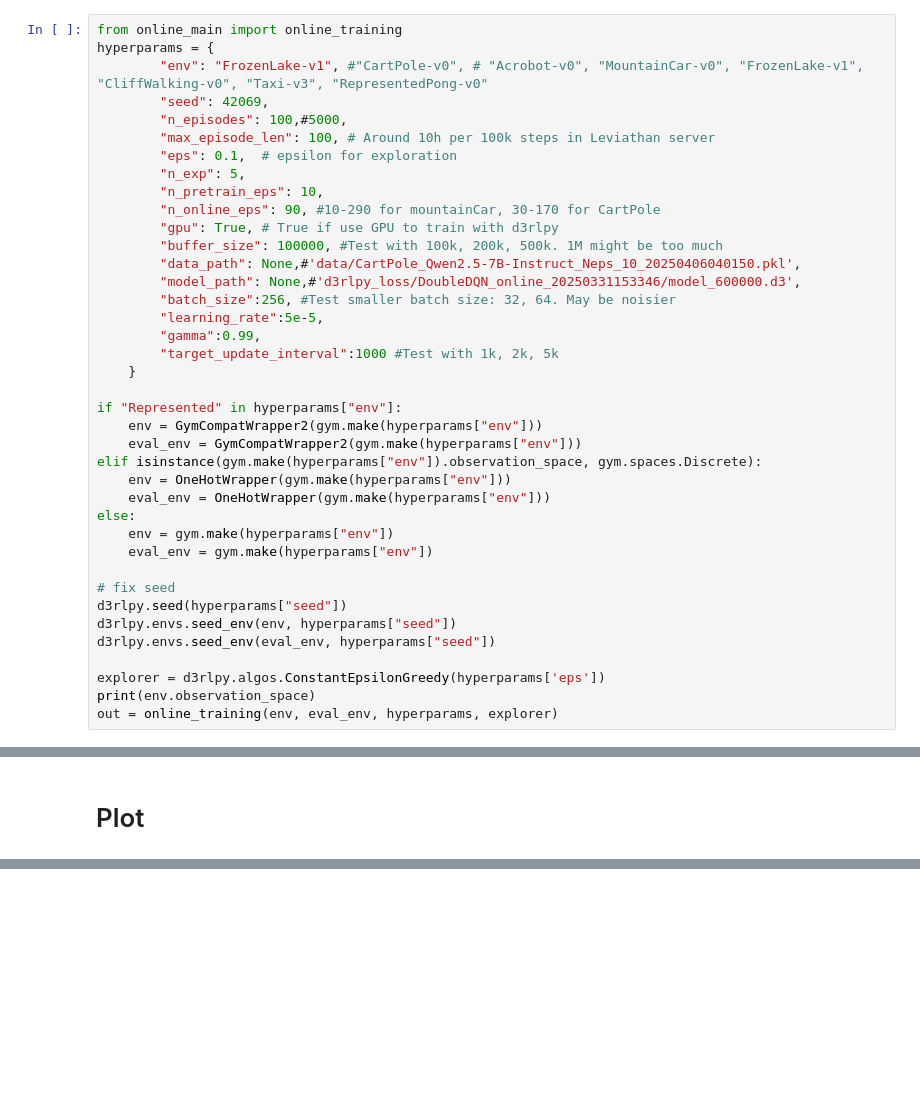
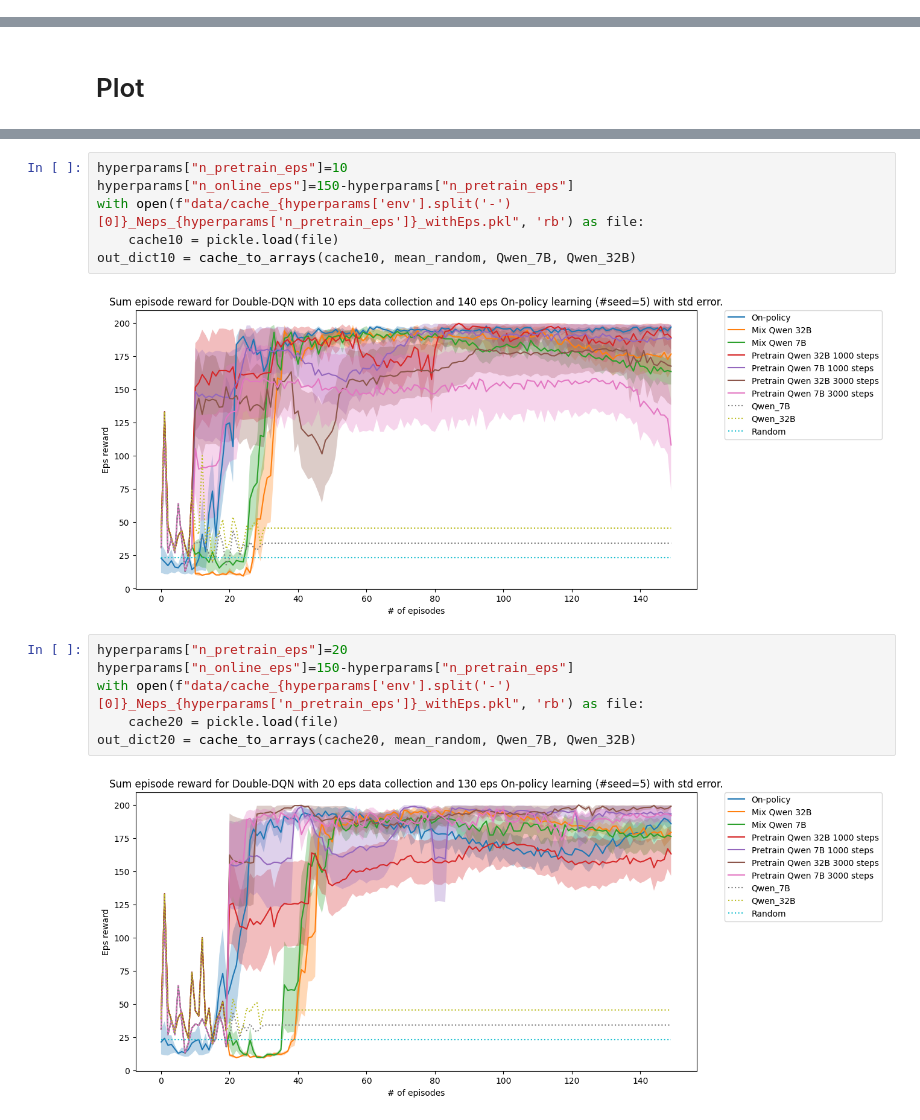
Before and after one commit to duongnhatthang/LlamaGym, a Jupyter notebook: visualization_split.ipynb, the cells around one changed output, grey strips where cells are left out. Cells and saved outputs as stored; diff of their text form; blank space fills up the shorter version.

```diff
--- a/visualization_split.ipynb
+++ b/visualization_split.ipynb
@@ -46,39 +45,0 @@ d3rlpy.envs.seed_env(eval_env, hyperparams["seed"])
-# %%
-from online_main import online_training
-hyperparams = {
-        "env": "FrozenLake-v1", #"CartPole-v0", # "Acrobot-v0", "MountainCar-v0", "FrozenLake-v1", "CliffWalking-v0", "Taxi-v3", "RepresentedPong-v0"
-        "seed": 42069,
-        "n_episodes": 100,#5000,
-        "max_episode_len": 100, # Around 10h per 100k steps in Leviathan server
-        "eps": 0.1,  # epsilon for exploration
-        "n_exp": 5,
-        "n_pretrain_eps": 10,
-        "n_online_eps": 90, #10-290 for mountainCar, 30-170 for CartPole
-        "gpu": True, # True if use GPU to train with d3rlpy
-        "buffer_size": 100000, #Test with 100k, 200k, 500k. 1M might be too much
-        "data_path": None,#'data/CartPole_Qwen2.5-7B-Instruct_Neps_10_20250406040150.pkl',
-        "model_path": None,#'d3rlpy_loss/DoubleDQN_online_20250331153346/model_600000.d3',
-        "batch_size":256, #Test smaller batch size: 32, 64. May be noisier
-        "learning_rate":5e-5,
-        "gamma":0.99,
-        "target_update_interval":1000 #Test with 1k, 2k, 5k
-    }
-
-if "Represented" in hyperparams["env"]:
-    env = GymCompatWrapper2(gym.make(hyperparams["env"]))
-    eval_env = GymCompatWrapper2(gym.make(hyperparams["env"]))
-elif isinstance(gym.make(hyperparams["env"]).observation_space, gym.spaces.Discrete):
-    env = OneHotWrapper(gym.make(hyperparams["env"]))
-    eval_env = OneHotWrapper(gym.make(hyperparams["env"]))
-else:
-    env = gym.make(hyperparams["env"])
-    eval_env = gym.make(hyperparams["env"])
-
-# fix seed
-d3rlpy.seed(hyperparams["seed"])
-d3rlpy.envs.seed_env(env, hyperparams["seed"])
-d3rlpy.envs.seed_env(eval_env, hyperparams["seed"])
-
-explorer = d3rlpy.algos.ConstantEpsilonGreedy(hyperparams['eps'])
-print(env.observation_space)
-out = online_training(env, eval_env, hyperparams, explorer)
@@ -332,0 +191,16 @@ plt.show()
+# %%
+hyperparams["n_pretrain_eps"]=10
+hyperparams["n_online_eps"]=150-hyperparams["n_pretrain_eps"]
+with open(f"data/cache_{hyperparams['env'].split('-')[0]}_Neps_{hyperparams['n_pretrain_eps']}_withEps.pkl", 'rb') as file:
+    cache10 = pickle.load(file)
+out_dict10 = cache_to_arrays(cache10, mean_random, Qwen_7B, Qwen_32B)
+# %% [output]
+[figure, added]
+# %%
+hyperparams["n_pretrain_eps"]=20
+hyperparams["n_online_eps"]=150-hyperparams["n_pretrain_eps"]
+with open(f"data/cache_{hyperparams['env'].split('-')[0]}_Neps_{hyperparams['n_pretrain_eps']}_withEps.pkl", 'rb') as file:
+    cache20 = pickle.load(file)
+out_dict20 = cache_to_arrays(cache20, mean_random, Qwen_7B, Qwen_32B)
+# %% [output]
+[figure, added]
```
Also changed, not shown: parts of 11 cells of this notebook, 3 other files.
